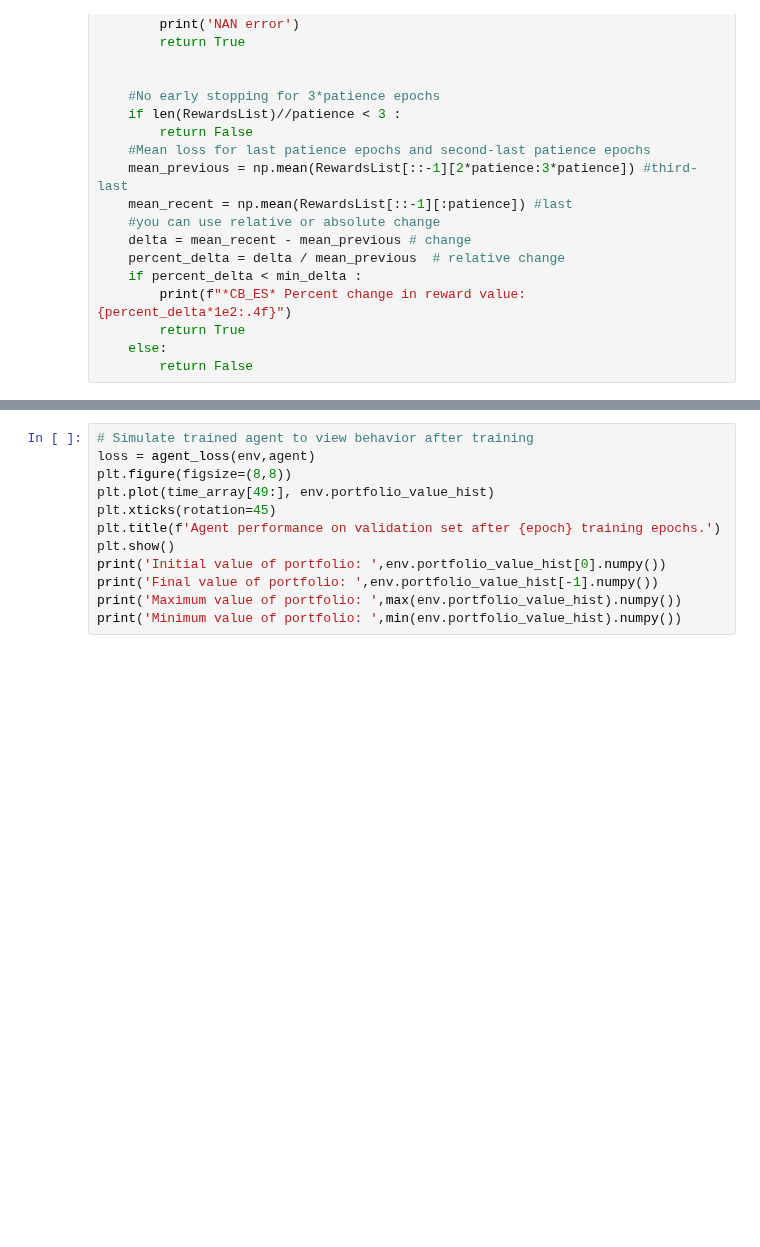
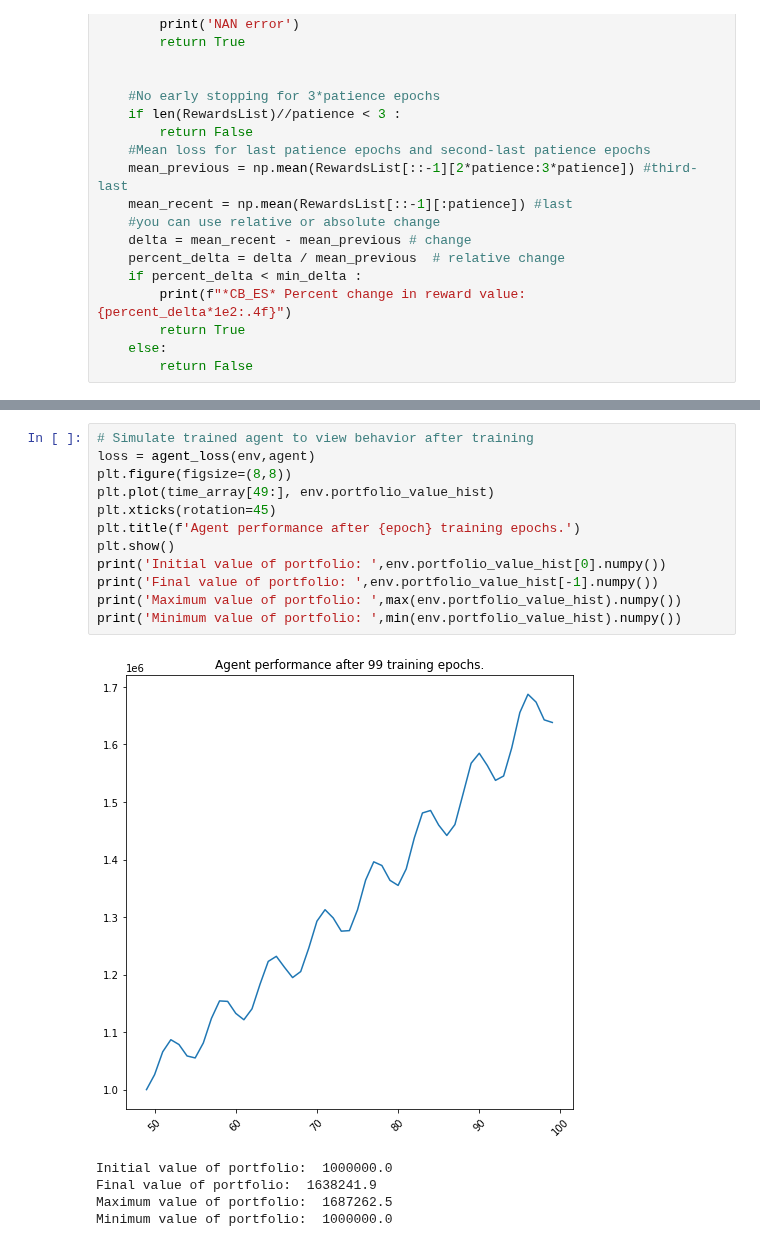
Before and after one commit to rajindermavi/portfolio_management, a Jupyter notebook: portfolio_management/test_training_synth_data.ipynb, the cells around one changed output, grey strips where cells are left out. Saved outputs shown, nothing was run; the diff lists cells and outputs as text; blank space fills up the shorter version.

```diff
--- a/portfolio_management/test_training_synth_data.ipynb
+++ b/portfolio_management/test_training_synth_data.ipynb
@@ -98,12 +125,18 @@ for epoch in range(MAX_EPOCHS):
 # %%
 # Simulate trained agent to view behavior after training
 loss = agent_loss(env,agent)
 plt.figure(figsize=(8,8))
 plt.plot(time_array[49:], env.portfolio_value_hist)
 plt.xticks(rotation=45)
-plt.title(f'Agent performance on validation set after {epoch} training epochs.')
+plt.title(f'Agent performance after {epoch} training epochs.')
 plt.show()
 print('Initial value of portfolio: ',env.portfolio_value_hist[0].numpy())
 print('Final value of portfolio: ',env.portfolio_value_hist[-1].numpy())
 print('Maximum value of portfolio: ',max(env.portfolio_value_hist).numpy())
 print('Minimum value of portfolio: ',min(env.portfolio_value_hist).numpy())
+# %% [output]
+[figure, added]
+Initial value of portfolio:  1000000.0
+Final value of portfolio:  1638241.9
+Maximum value of portfolio:  1687262.5
+Minimum value of portfolio:  1000000.0
```
Also changed, not shown: parts of 9 cells of this notebook, 1 other file.
